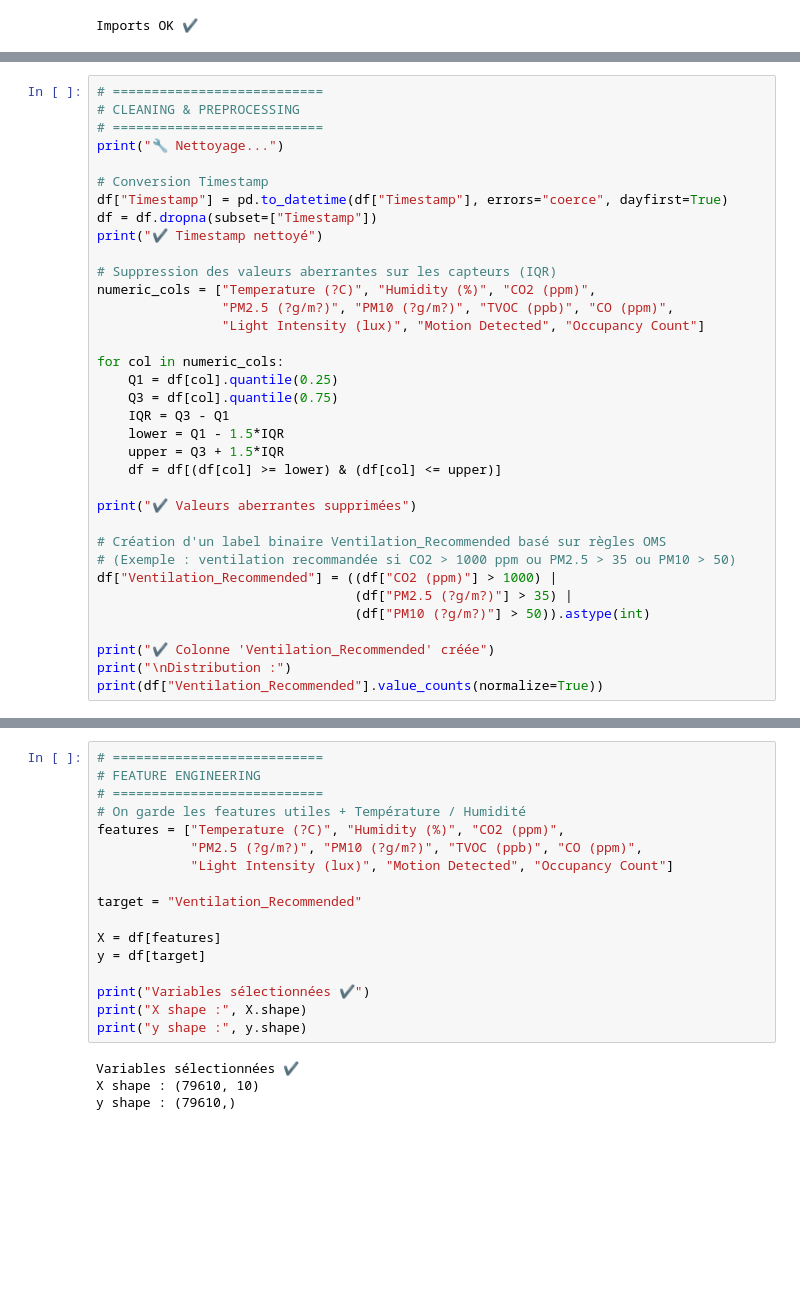
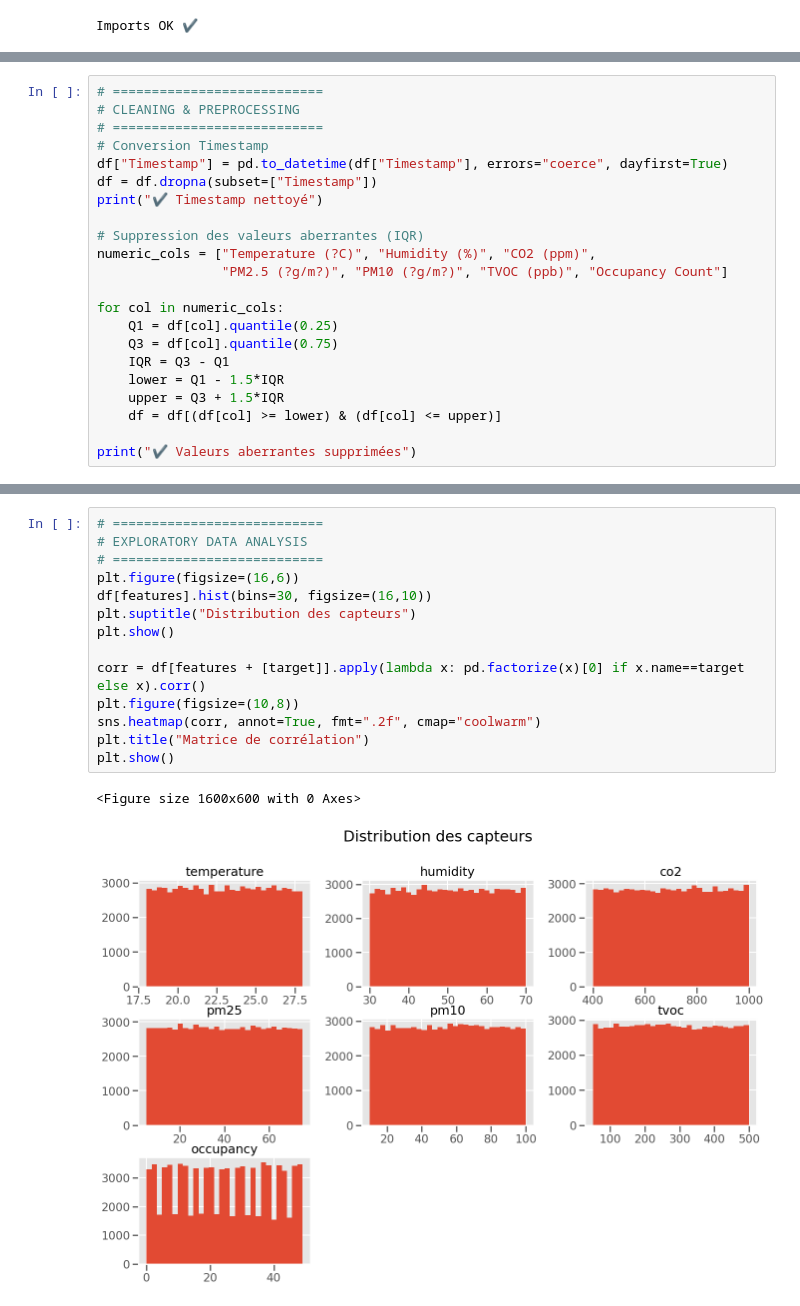
Before and after one commit to bafodej/monitoring_graphana, a Jupyter notebook: notebooks/Iot_indoor_air_quality.ipynb, the cells around one changed output, grey strips where cells are left out. Saved outputs shown, nothing was run; the diff lists cells and outputs as text; blank space fills up the shorter version.

```diff
--- a/notebooks/Iot_indoor_air_quality.ipynb
+++ b/notebooks/Iot_indoor_air_quality.ipynb
@@ -57,17 +57,14 @@ None
 # ===========================
 # CLEANING & PREPROCESSING
 # ===========================
-print("🔧 Nettoyage...")
-
 # Conversion Timestamp
 df["Timestamp"] = pd.to_datetime(df["Timestamp"], errors="coerce", dayfirst=True)
 df = df.dropna(subset=["Timestamp"])
 print("✔️ Timestamp nettoyé")
 
-# Suppression des valeurs aberrantes sur les capteurs (IQR)
+# Suppression des valeurs aberrantes (IQR)
 numeric_cols = ["Temperature (?C)", "Humidity (%)", "CO2 (ppm)",
-                "PM2.5 (?g/m?)", "PM10 (?g/m?)", "TVOC (ppb)", "CO (ppm)",
-                "Light Intensity (lux)", "Motion Detected", "Occupancy Count"]
+                "PM2.5 (?g/m?)", "PM10 (?g/m?)", "TVOC (ppb)", "Occupancy Count"]
 
 for col in numeric_cols:
     Q1 = df[col].quantile(0.25)
@@ -78,14 +75,4 @@ for col in numeric_cols:
     df = df[(df[col] >= lower) & (df[col] <= upper)]
 
 print("✔️ Valeurs aberrantes supprimées")
-
-# Création d'un label binaire Ventilation_Recommended basé sur règles OMS
-# (Exemple : ventilation recommandée si CO2 > 1000 ppm ou PM2.5 > 35 ou PM10 > 50)
-df["Ventilation_Recommended"] = ((df["CO2 (ppm)"] > 1000) |
-                                 (df["PM2.5 (?g/m?)"] > 35) |
-                                 (df["PM10 (?g/m?)"] > 50)).astype(int)
-
-print("✔️ Colonne 'Ventilation_Recommended' créée")
-print("\nDistribution :")
-print(df["Ventilation_Recommended"].value_counts(normalize=True))
 # %% [output]
@@ -102,21 +141,17 @@ Name: proportion, dtype: float64
 # %%
 # ===========================
-# FEATURE ENGINEERING
+# EXPLORATORY DATA ANALYSIS
 # ===========================
-# On garde les features utiles + Température / Humidité
-features = ["Temperature (?C)", "Humidity (%)", "CO2 (ppm)",
-            "PM2.5 (?g/m?)", "PM10 (?g/m?)", "TVOC (ppb)", "CO (ppm)",
-            "Light Intensity (lux)", "Motion Detected", "Occupancy Count"]
+plt.figure(figsize=(16,6))
+df[features].hist(bins=30, figsize=(16,10))
+plt.suptitle("Distribution des capteurs")
+plt.show()
 
-target = "Ventilation_Recommended"
-
-X = df[features]
-y = df[target]
-
-print("Variables sélectionnées ✔️")
-print("X shape :", X.shape)
-print("y shape :", y.shape)
+corr = df[features + [target]].apply(lambda x: pd.factorize(x)[0] if x.name==target else x).corr()
+plt.figure(figsize=(10,8))
+sns.heatmap(corr, annot=True, fmt=".2f", cmap="coolwarm")
+plt.title("Matrice de corrélation")
+plt.show()
 # %% [output]
-Variables sélectionnées ✔️
-X shape : (79610, 10)
-y shape : (79610,)
+<Figure size 1600x600 with 0 Axes>
+[figure, added]
```
Also changed, not shown: parts of 13 cells of this notebook, 3 other files.
